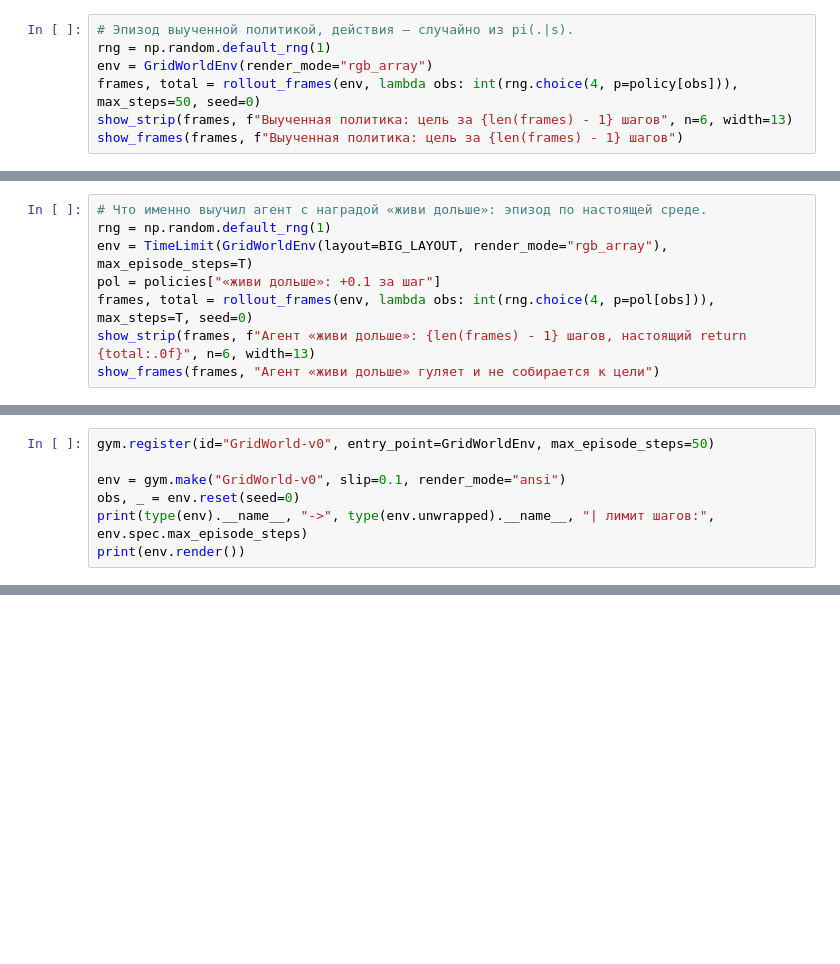
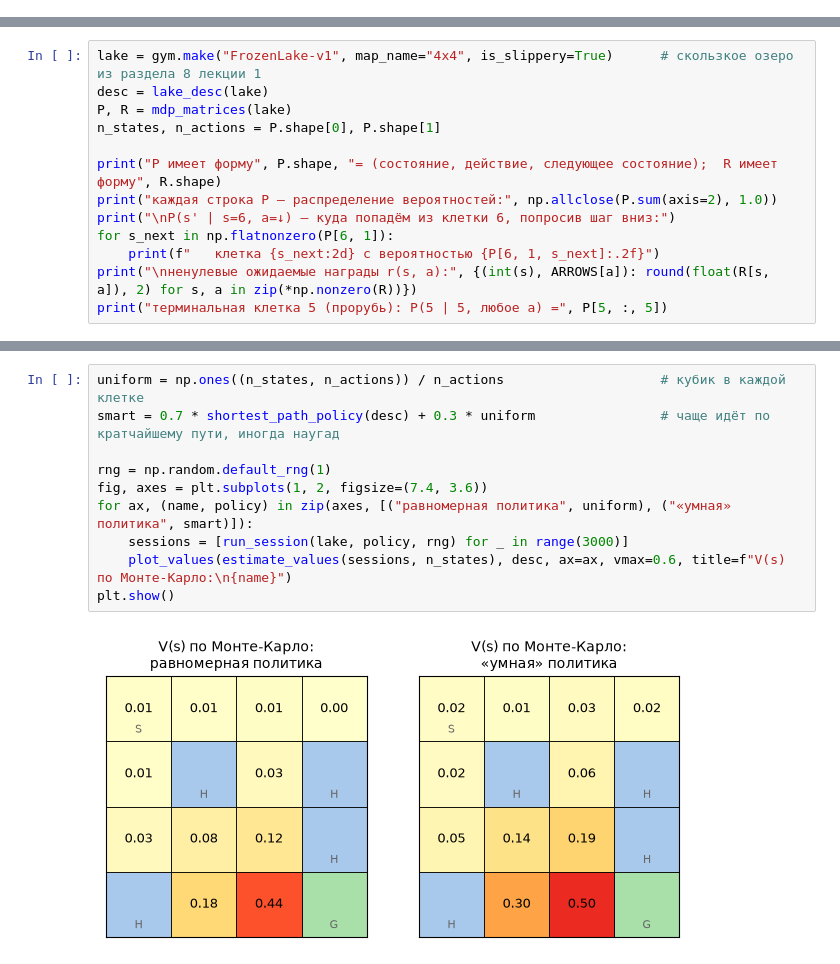
Before and after one commit to IlyaChichkanov/Reinforcement-learning, a Jupyter notebook: 02-environments/lecture/lecture.ipynb, the cells around one changed output, grey strips where cells are left out. Saved outputs shown, nothing was run; the diff lists cells and outputs as text; blank space fills up the shorter version.

```diff
--- a/02-environments/lecture/lecture.ipynb
+++ b/02-environments/lecture/lecture.ipynb
@@ -692,7 +0,0 @@ show_policy(env, policy)
-# %%
-# Эпизод выученной политикой, действия — случайно из pi(.|s).
-rng = np.random.default_rng(1)
-env = GridWorldEnv(render_mode="rgb_array")
-frames, total = rollout_frames(env, lambda obs: int(rng.choice(4, p=policy[obs])), max_steps=50, seed=0)
-show_strip(frames, f"Выученная политика: цель за {len(frames) - 1} шагов", n=6, width=13)
-show_frames(frames, f"Выученная политика: цель за {len(frames) - 1} шагов")
@@ -823,8 +0,0 @@ plt.suptitle(f"GridWorld 8×8, лимит {T} шагов"); plt.tight_layout();
-# %%
-# Что именно выучил агент с наградой «живи дольше»: эпизод по настоящей среде.
-rng = np.random.default_rng(1)
-env = TimeLimit(GridWorldEnv(layout=BIG_LAYOUT, render_mode="rgb_array"), max_episode_steps=T)
-pol = policies["«живи дольше»: +0.1 за шаг"]
-frames, total = rollout_frames(env, lambda obs: int(rng.choice(4, p=pol[obs])), max_steps=T, seed=0)
-show_strip(frames, f"Агент «живи дольше»: {len(frames) - 1} шагов, настоящий return {total:.0f}", n=6, width=13)
-show_frames(frames, "Агент «живи дольше» гуляет и не собирается к цели")
@@ -940,7 +0,0 @@ seed=7 дважды одинаково: True   seed=7 vs seed=8: False
-# %%
-gym.register(id="GridWorld-v0", entry_point=GridWorldEnv, max_episode_steps=50)
-
-env = gym.make("GridWorld-v0", slip=0.1, render_mode="ansi")
-obs, _ = env.reset(seed=0)
-print(type(env).__name__, "->", type(env.unwrapped).__name__, "| лимит шагов:", env.spec.max_episode_steps)
-print(env.render())
@@ -1001,0 +239,13 @@ A....#
+# %%
+lake = gym.make("FrozenLake-v1", map_name="4x4", is_slippery=True)      # скользкое озеро из раздела 8 лекции 1
+desc = lake_desc(lake)
+P, R = mdp_matrices(lake)
+n_states, n_actions = P.shape[0], P.shape[1]
+
+print("P имеет форму", P.shape, "= (состояние, действие, следующее состояние);  R имеет форму", R.shape)
+print("каждая строка P — распределение вероятностей:", np.allclose(P.sum(axis=2), 1.0))
+print("\nP(s' | s=6, a=↓) — куда попадём из клетки 6, попросив шаг вниз:")
+for s_next in np.flatnonzero(P[6, 1]):
+    print(f"   клетка {s_next:2d} с вероятностью {P[6, 1, s_next]:.2f}")
+print("\nненулевые ожидаемые награды r(s, a):", {(int(s), ARROWS[a]): round(float(R[s, a]), 2) for s, a in zip(*np.nonzero(R))})
+print("терминальная клетка 5 (прорубь): P(5 | 5, любое a) =", P[5, :, 5])
@@ -1001,0 +353,12 @@ A....#
+# %%
+uniform = np.ones((n_states, n_actions)) / n_actions                    # кубик в каждой клетке
+smart = 0.7 * shortest_path_policy(desc) + 0.3 * uniform                # чаще идёт по кратчайшему пути, иногда наугад
+
+rng = np.random.default_rng(1)
+fig, axes = plt.subplots(1, 2, figsize=(7.4, 3.6))
+for ax, (name, policy) in zip(axes, [("равномерная политика", uniform), ("«умная» политика", smart)]):
+    sessions = [run_session(lake, policy, rng) for _ in range(3000)]
+    plot_values(estimate_values(sessions, n_states), desc, ax=ax, vmax=0.6, title=f"V(s) по Монте-Карло:\n{name}")
+plt.show()
+# %% [output]
+[figure, added]
```
Also changed, not shown: parts of 70 cells of this notebook, 8 other files.
